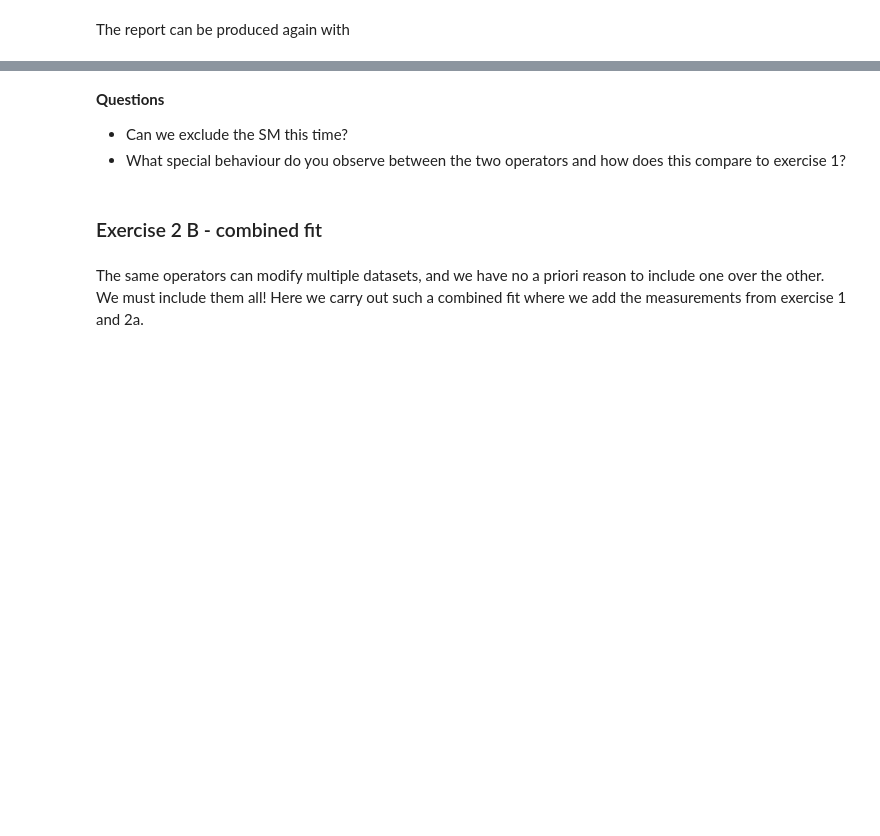
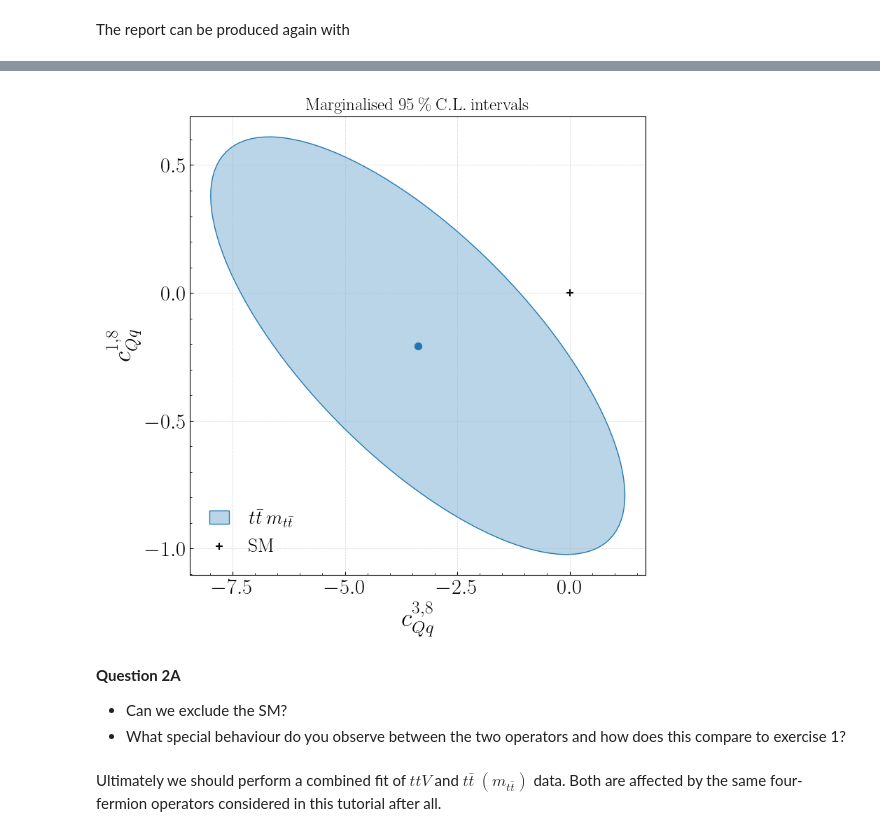
Before and after one commit to LHCfitNikhef/smefit_release, a Jupyter notebook: tutorial/tutorial.ipynb, the cells around one changed output, grey strips where cells are left out. Cells and saved outputs as stored; diff of their text form; code cells hidden in the pictures; blank space fills up the shorter version.

Commit message:
moving runcards

```diff
--- a/tutorial/tutorial.ipynb
+++ b/tutorial/tutorial.ipynb
@@ -258,7 +271,8 @@ runner_exc_2a.global_analysis("A")
 # %% [markdown]
 The report can be produced again with
 # %%
-make_report("./downloads/runcard_report_sym.yaml")
+make_report("./downloads/runcard_report_tt_mtt.yaml")
 
 # show the exclusion contour
-Image(filename='./reports/report_sym/contours_2d.png')
+Image(filename='./reports/report_tt_mtt/contours_2d.png')
+# %% [output]
@@ -265,9 +289,8 @@ Image(filename='./reports/report_sym/contours_2d.png')
+[figure, added]
 # %% [markdown]
-**Questions**
+**Question 2A**
 
-- Can we exclude the SM this time?
+- Can we exclude the SM?
 - What special behaviour do you observe between the two operators and how does this compare to exercise 1?
-# %% [markdown]
-### Exercise 2 B - combined fit
 # %% [markdown]
-The same operators can modify multiple datasets, and we have no a priori reason to include one over the other. We must include them all! Here we carry out such a combined fit where we add the measurements from exercise 1 and 2a.
+Ultimately we should perform a combined fit of $ttV$ and $t\bar{t}\:(m_{t\bar{t}})$ data. Both are affected by the same four-fermion operators considered in this tutorial after all.
```
Also changed, not shown: parts of 24 cells of this notebook, 6 other files.
